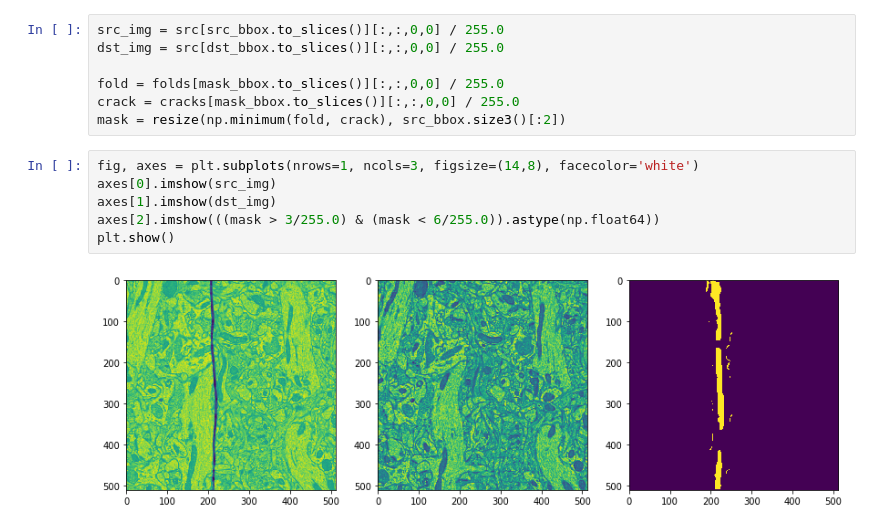
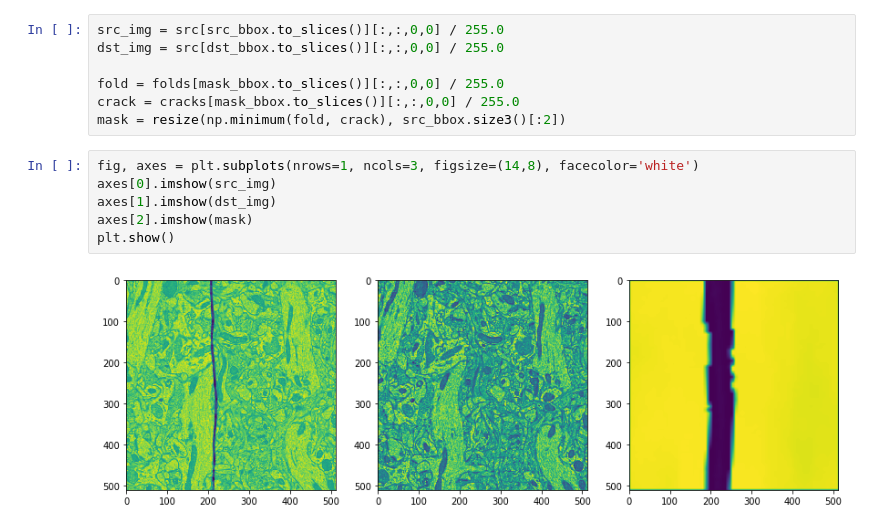
Before and after one commit to seung-lab/SEAMLeSS, a Jupyter notebook: optimizer/basil-defect-experiments.ipynb, the cells around one changed output. Saved outputs shown, nothing was run; the diff lists cells and outputs as text.

```diff
--- a/optimizer/basil-defect-experiments.ipynb
+++ b/optimizer/basil-defect-experiments.ipynb
@@ -76,9 +76,9 @@ mask = resize(np.minimum(fold, crack), src_bbox.size3()[:2])
 # %%
 fig, axes = plt.subplots(nrows=1, ncols=3, figsize=(14,8), facecolor='white')
 axes[0].imshow(src_img)
 axes[1].imshow(dst_img)
-axes[2].imshow(((mask > 3/255.0) & (mask < 6/255.0)).astype(np.float64))
+axes[2].imshow(mask)
 plt.show()
 # %% [output]
-[figure, old version]
+[figure, new version]
 # %%
```
Also changed, not shown: parts of 3 cells of this notebook, 2 other files.
